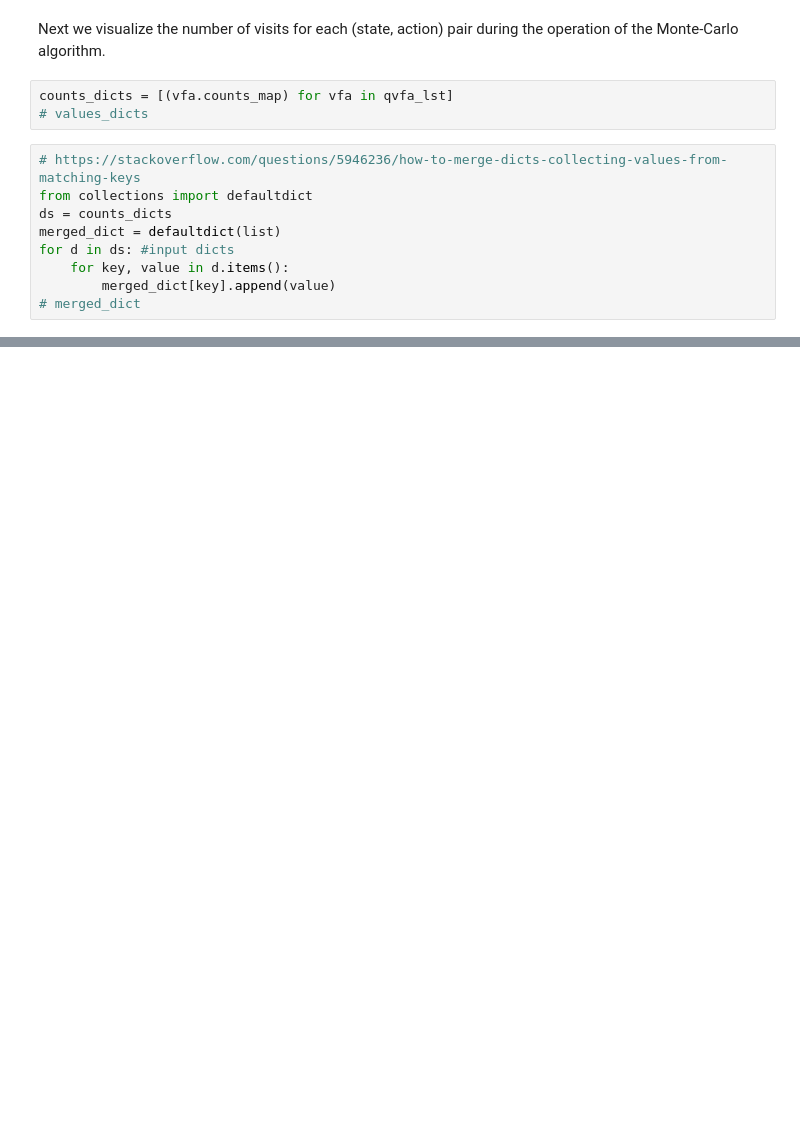
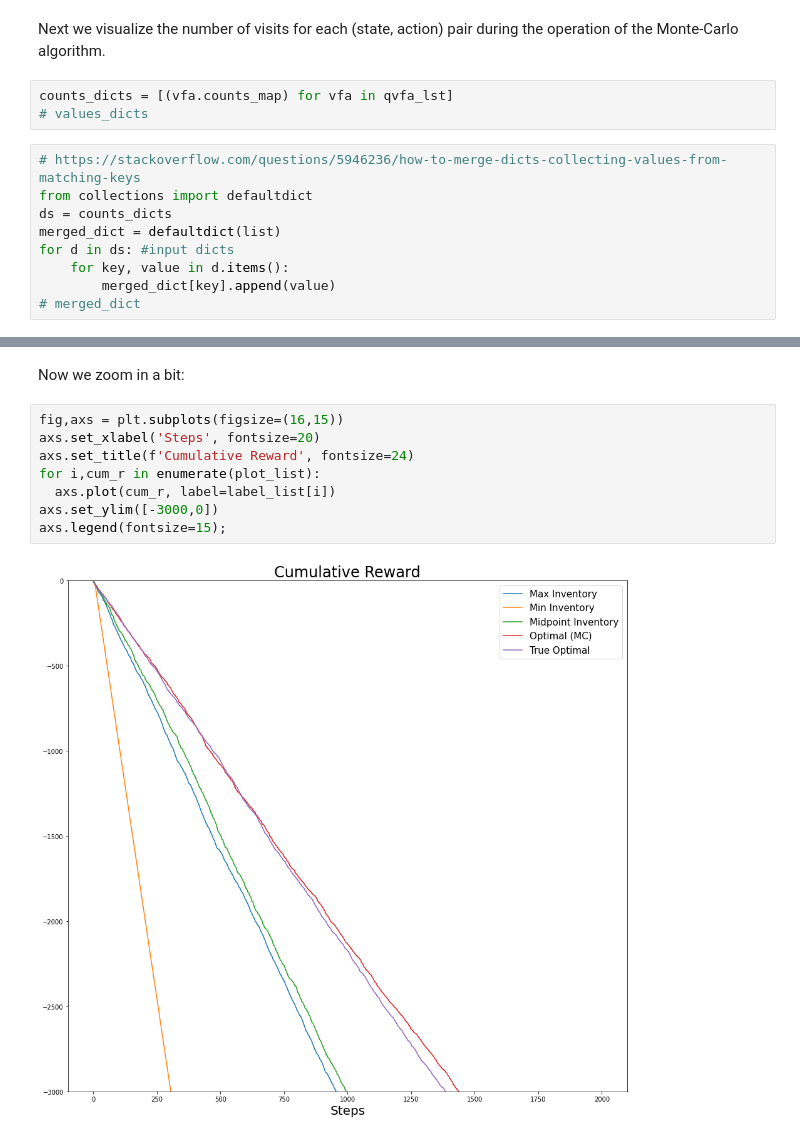
Before and after one commit to LearnableLoopAI/portfolio2, a Jupyter notebook: _notebooks/2022-07-20-InventoryManagement9_PORT.ipynb, the cells around one changed output, grey strips where cells are left out. Saved outputs shown, nothing was run; the diff lists cells and outputs as text; blank space fills up the shorter version.

```diff
--- a/_notebooks/2022-07-20-InventoryManagement9_PORT.ipynb
+++ b/_notebooks/2022-07-20-InventoryManagement9_PORT.ipynb
@@ -607,0 +886,12 @@ axs.legend(fontsize=15);
+# %% [markdown]
+Now we zoom in a bit:
+# %%
+fig,axs = plt.subplots(figsize=(16,15))
+axs.set_xlabel('Steps', fontsize=20)
+axs.set_title(f'Cumulative Reward', fontsize=24)
+for i,cum_r in enumerate(plot_list):
+  axs.plot(cum_r, label=label_list[i])
+axs.set_ylim([-3000,0])
+axs.legend(fontsize=15);
+# %% [output]
+[figure, added]
```
Also changed, not shown: parts of 83 cells of this notebook.
